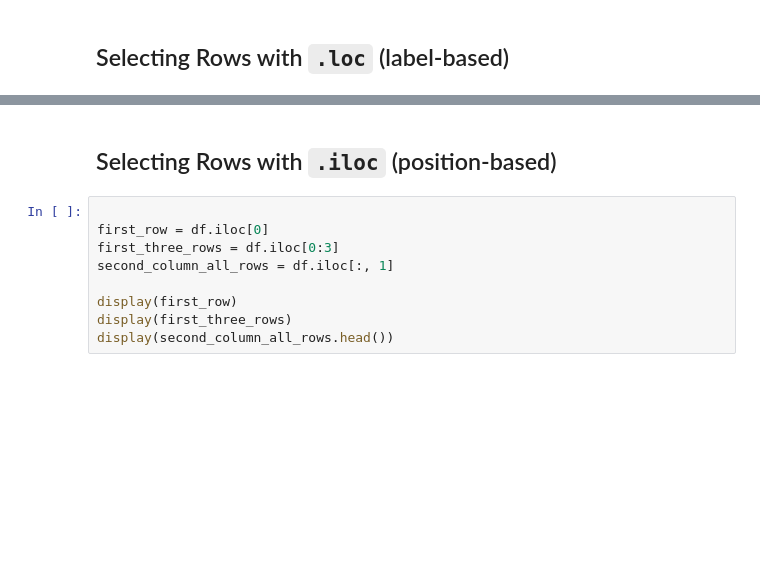
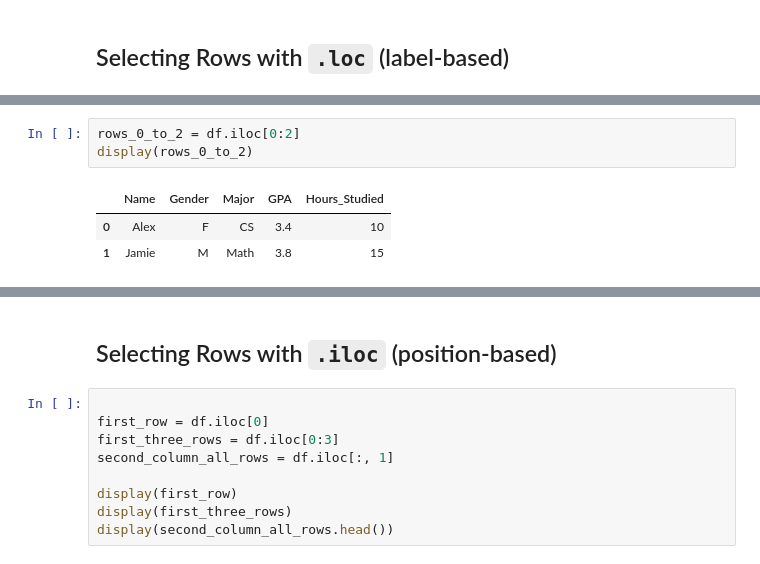
Before and after one commit to DATA101-S26/lectures, a Jupyter notebook: Module05/session2_Pandas.ipynb, the cells around one changed output, grey strips where cells are left out. Cells and saved outputs as stored; diff of their text form; blank space fills up the shorter version.

```diff
--- a/Module05/session2_Pandas.ipynb
+++ b/Module05/session2_Pandas.ipynb
@@ -74,3 +172,10 @@ display(rows_0_to_2)
+# %%
+rows_0_to_2 = df.iloc[0:2]
+display(rows_0_to_2)
+# %% [output]
+|  | Name | Gender | Major | GPA | Hours_Studied |
+| 0 | Alex | F | CS | 3.4 | 10 |
+| 1 | Jamie | M | Math | 3.8 | 15 |
 # %%
 gpa_all_rows = df.loc[:, "GPA"]
 display(gpa_all_rows.head())
```
Also changed, not shown: parts of 29 cells of this notebook.
